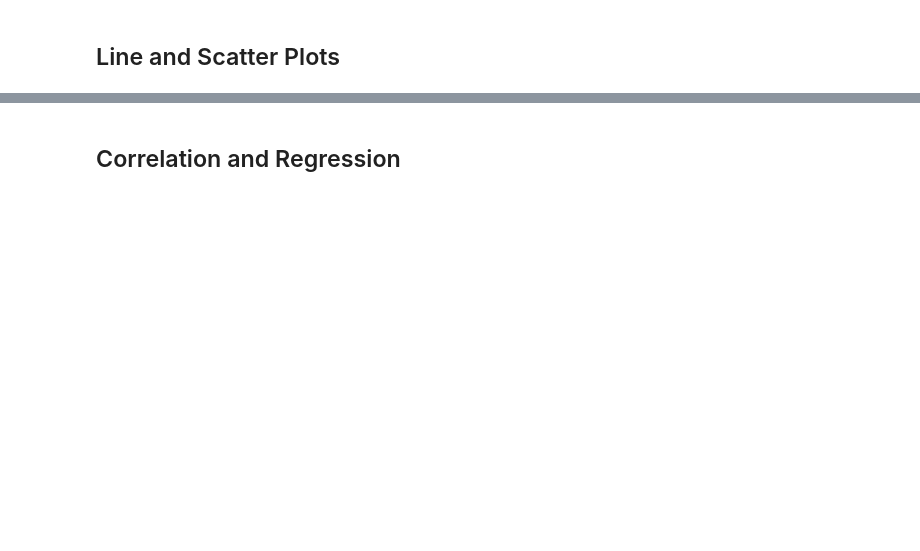
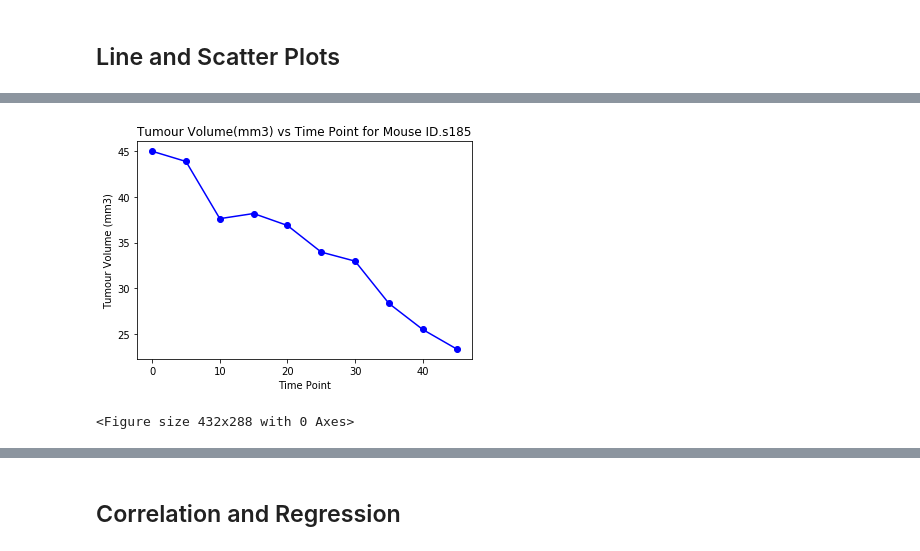
Before and after one commit to SandraBotica/module5-matplotlib, a Jupyter notebook: 5-starter-code/Pymaceuticals/pymaceuticals_starter.ipynb, the cells around one changed output, grey strips where cells are left out. Drawn from its saved outputs; the diff is of its cells as text; code cells hidden in the pictures; blank space fills up the shorter version.

```diff
--- a/5-starter-code/Pymaceuticals/pymaceuticals_starter.ipynb
+++ b/5-starter-code/Pymaceuticals/pymaceuticals_starter.ipynb
@@ -475,0 +834,14 @@ sex_mice_df.groupby(['Sex']).count().plot(kind='pie', y='Mouse ID', autopct='%1.
+# %%
+# Generate a line plot of tumour volume vs. time point for a mouse treated with Capomulin
+x_axis = [0, 5, 10, 15, 20, 25, 30, 35, 40, 45]
+y_axis = [45.0,43.87849569,37.61494768,38.17723195,36.86687576,33.94994037,32.95967078,28.32853059,25.47214326,23.34359787]
+
+plt.plot(x_axis,y_axis,marker='o', color='blue', )
+plt.xlabel("Time Point")
+plt.ylabel("Tumour Volume (mm3)")
+plt.title("Tumour Volume(mm3) vs Time Point for Mouse ID.s185")
+plt.show()
+plt.savefig("Images/LineMouseIDs185.png")
+# %% [output]
+[figure, added]
+<Figure size 432x288 with 0 Axes>
```
Also changed, not shown: parts of 40 cells of this notebook, 5 other files.
